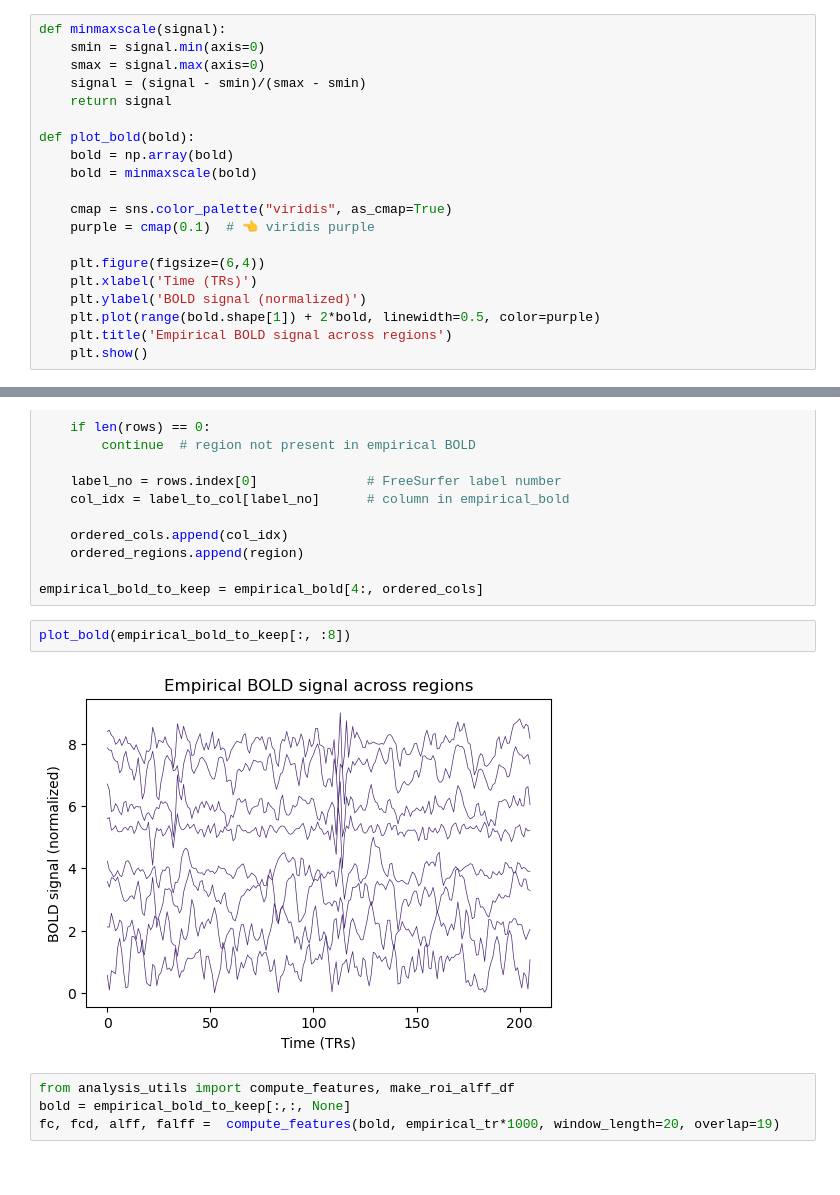
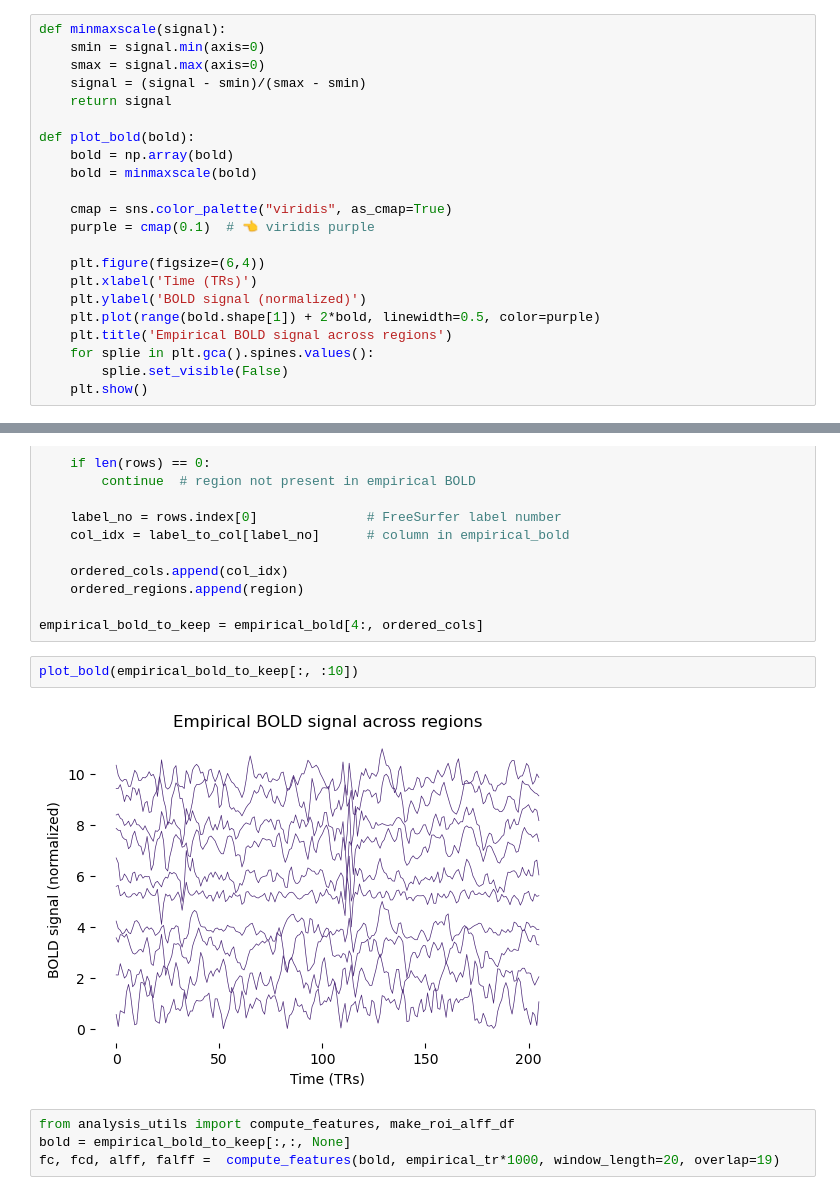
Before and after one commit to giapre/scadv, a Jupyter notebook: notebooks/make_patient_figures.ipynb, the cells around one changed output, grey strips where cells are left out. Drawn from its saved outputs; the diff is of its cells as text.

```diff
--- a/notebooks/make_patient_figures.ipynb
+++ b/notebooks/make_patient_figures.ipynb
@@ -49,4 +49,6 @@ def plot_bold(bold):
     plt.ylabel('BOLD signal (normalized)')
     plt.plot(range(bold.shape[1]) + 2*bold, linewidth=0.5, color=purple)
     plt.title('Empirical BOLD signal across regions')
+    for splie in plt.gca().spines.values():
+        splie.set_visible(False)
     plt.show()
@@ -98,9 +96,9 @@ for region in fs_regions:
 
 empirical_bold_to_keep = empirical_bold[4:, ordered_cols]
 # %%
-plot_bold(empirical_bold_to_keep[:, :8])
+plot_bold(empirical_bold_to_keep[:, :10])
 # %% [output]
-[figure, old version]
+[figure, new version]
 # %%
 from analysis_utils import compute_features, make_roi_alff_df
 bold = empirical_bold_to_keep[:,:, None]
```
Also changed, not shown: parts of 8 cells of this notebook, 1 other file.
